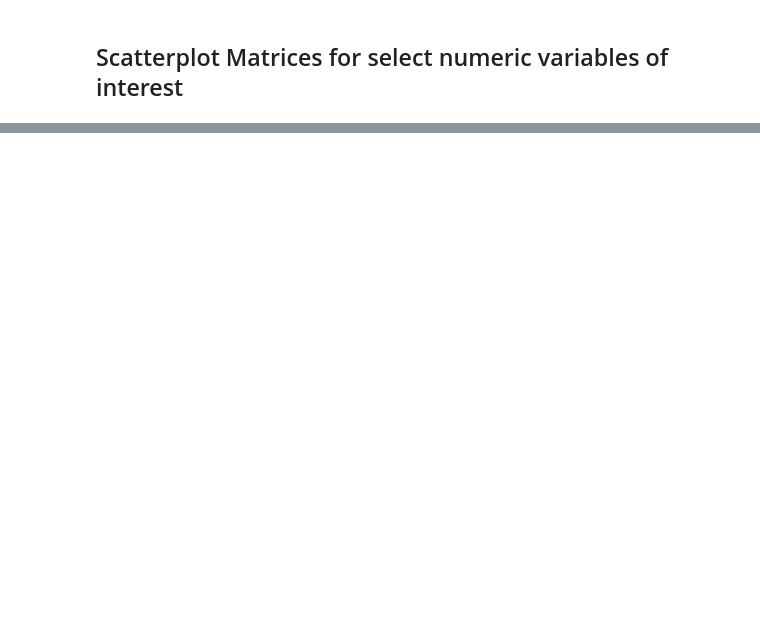
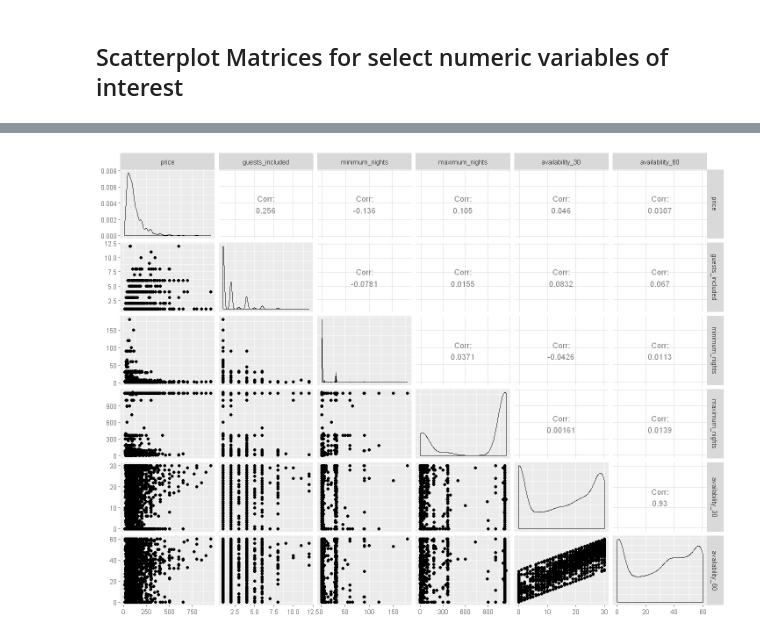
Before and after one commit to UBC-MDS/DSCI_522_Group313, a Jupyter notebook: src/EDA.ipynb, the cells around one changed output, grey strips where cells are left out. Drawn from its saved outputs; the diff is of its cells as text; code cells hidden in the pictures; blank space fills up the shorter version.

```diff
--- a/src/EDA.ipynb
+++ b/src/EDA.ipynb
@@ -146,0 +160,6 @@ Warning message:
+# %%
+numeric_subset3 %>%
+    ggpairs(na.rm = TRUE)%>%
+    print(progress = F)
+# %% [output]
+[figure, added]
```
Also changed, not shown: parts of 16 cells of this notebook.
